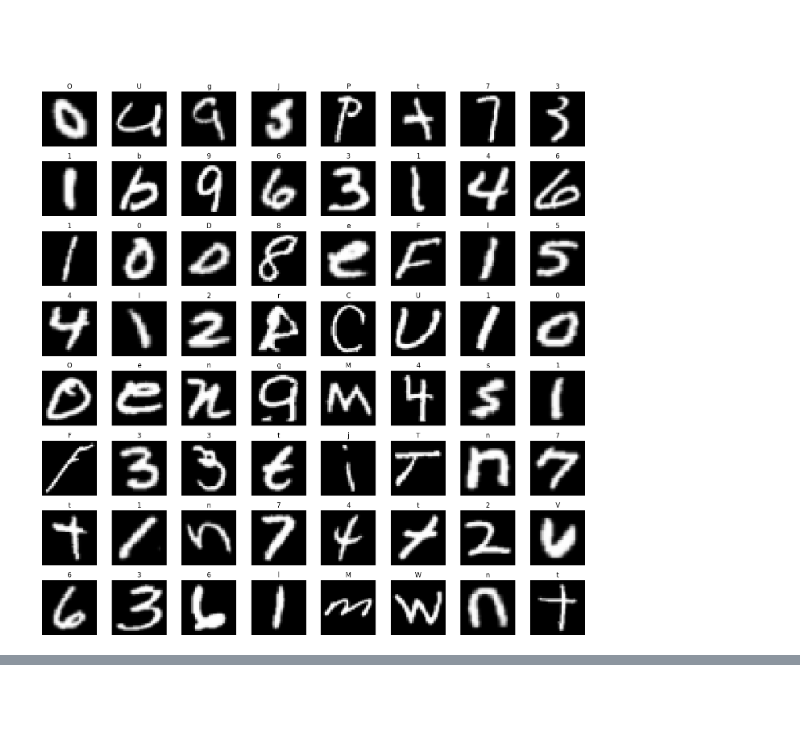
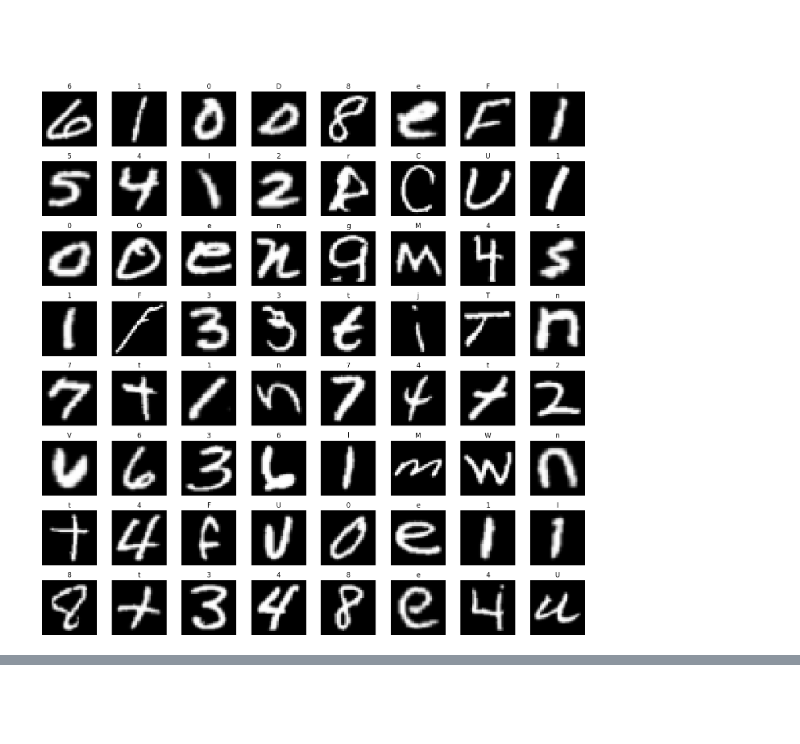
Before and after one commit to tio-bryan/emnist, a Jupyter notebook: src/experiments/raw_internal_imports.ipynb, the cells around one changed output, grey strips where cells are left out. Cells and saved outputs as stored; diff of their text form; code cells hidden in the pictures.

```diff
--- a/src/experiments/raw_internal_imports.ipynb
+++ b/src/experiments/raw_internal_imports.ipynb
@@ -70,9 +70,9 @@ X_test  = X_test.values.astype(np.float32)
 y_train = y_train.values.astype(np.int64)
 y_test  = y_test.values.astype(np.int64)
 # %%
-show_dataset(X=X_train, y=y_train, label_map=mapping)
+show_dataset(X=X_train, y=y_train, label_map=mapping, start_idx=15)
 # %% [output]
-[figure, old version]
+[figure, new version]
 # %%
 batch_size = 64
 prefetch_size = 10
```
Also changed, not shown: parts of 3 cells of this notebook.
